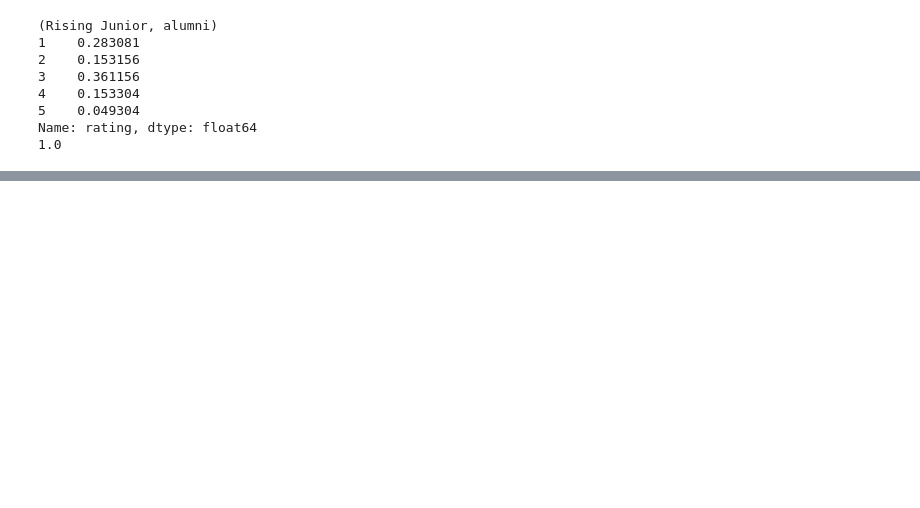
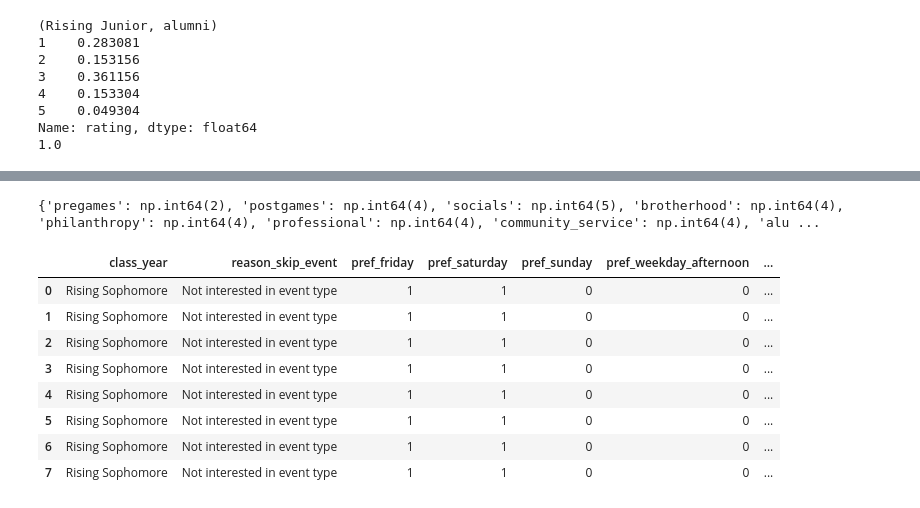
Before and after one commit to KevinWehrle/fiji-event-engagement-analytics, a Jupyter notebook: notebooks/eda.ipynb, the cells around one changed output, grey strips where cells are left out. Saved outputs shown, nothing was run; the diff lists cells and outputs as text; code cells hidden in the pictures; blank space fills up the shorter version.

```diff
--- a/notebooks/eda.ipynb
+++ b/notebooks/eda.ipynb
@@ -693,0 +807,63 @@ Name: rating, dtype: float64
+# %%
+def generate_synthetic_ratings(person, event_types):
+    """
+    Given a real person's profile (class_year, reason_skip_event),
+    generates a new synthetic rating for each event type.
+    Returns a dict: {event_type: synthetic_rating}
+    """
+    class_year = person['class_year']
+    skip_reason = person['reason_skip_event']
+
+    new_ratings = {}
+    for event_type in event_types:
+        dist = final_distributions[(class_year, skip_reason, event_type)]
+        new_ratings[event_type] = sample_rating(dist)
+
+    return new_ratings
+
+# Test it on the random person just pulled
+test_ratings = generate_synthetic_ratings(random_person, event_types)
+print(test_ratings)
+# %% [output]
+{'pregames': np.int64(2), 'postgames': np.int64(4), 'socials': np.int64(5), 'brotherhood': np.int64(4), 'philanthropy': np.int64(4), 'professional': np.int64(4), 'community_service': np.int64(4), 'alu ...
+# %%
+def generate_synthetic_person(real_df, event_types):
+    """
+    Picks one random real person's profile, generates new synthetic ratings,
+    and returns a long-format DataFrame (8 rows) for that synthetic person.
+    """
+    person = real_df.sample(n=1).iloc[0]
+    new_ratings = generate_synthetic_ratings(person, event_types)
+
+    rows = []
+    for event_type, rating in new_ratings.items():
+        row = {
+            'class_year': person['class_year'],
+            'reason_skip_event': person['reason_skip_event'],
+            'pref_friday': person['pref_friday'],
+            'pref_saturday': person['pref_saturday'],
+            'pref_sunday': person['pref_sunday'],
+            'pref_weekday_afternoon': person['pref_weekday_afternoon'],
+            'pref_weekday_evening': person['pref_weekday_evening'],
+            'events_attended_ordinal': person['events_attended_ordinal'],
+            'event_type': event_type,
+            'rating': rating,
+            'is_synthetic': True
+        }
+        rows.append(row)
+
+    return pd.DataFrame(rows)
+
+# Test on one synthetic person
+test_person_df = generate_synthetic_person(df, event_types)
+test_person_df
+# %% [output]
+|  | class_year | reason_skip_event | pref_friday | pref_saturday | pref_sunday | pref_weekday_afternoon | ... |
+| 0 | Rising Sophomore | Not interested in event type | 1 | 1 | 0 | 0 | ... |
+| 1 | Rising Sophomore | Not interested in event type | 1 | 1 | 0 | 0 | ... |
+| 2 | Rising Sophomore | Not interested in event type | 1 | 1 | 0 | 0 | ... |
+| 3 | Rising Sophomore | Not interested in event type | 1 | 1 | 0 | 0 | ... |
+| 4 | Rising Sophomore | Not interested in event type | 1 | 1 | 0 | 0 | ... |
+| 5 | Rising Sophomore | Not interested in event type | 1 | 1 | 0 | 0 | ... |
+| 6 | Rising Sophomore | Not interested in event type | 1 | 1 | 0 | 0 | ... |
+| 7 | Rising Sophomore | Not interested in event type | 1 | 1 | 0 | 0 | ... |
```
Also changed, not shown: parts of 14 cells of this notebook.
